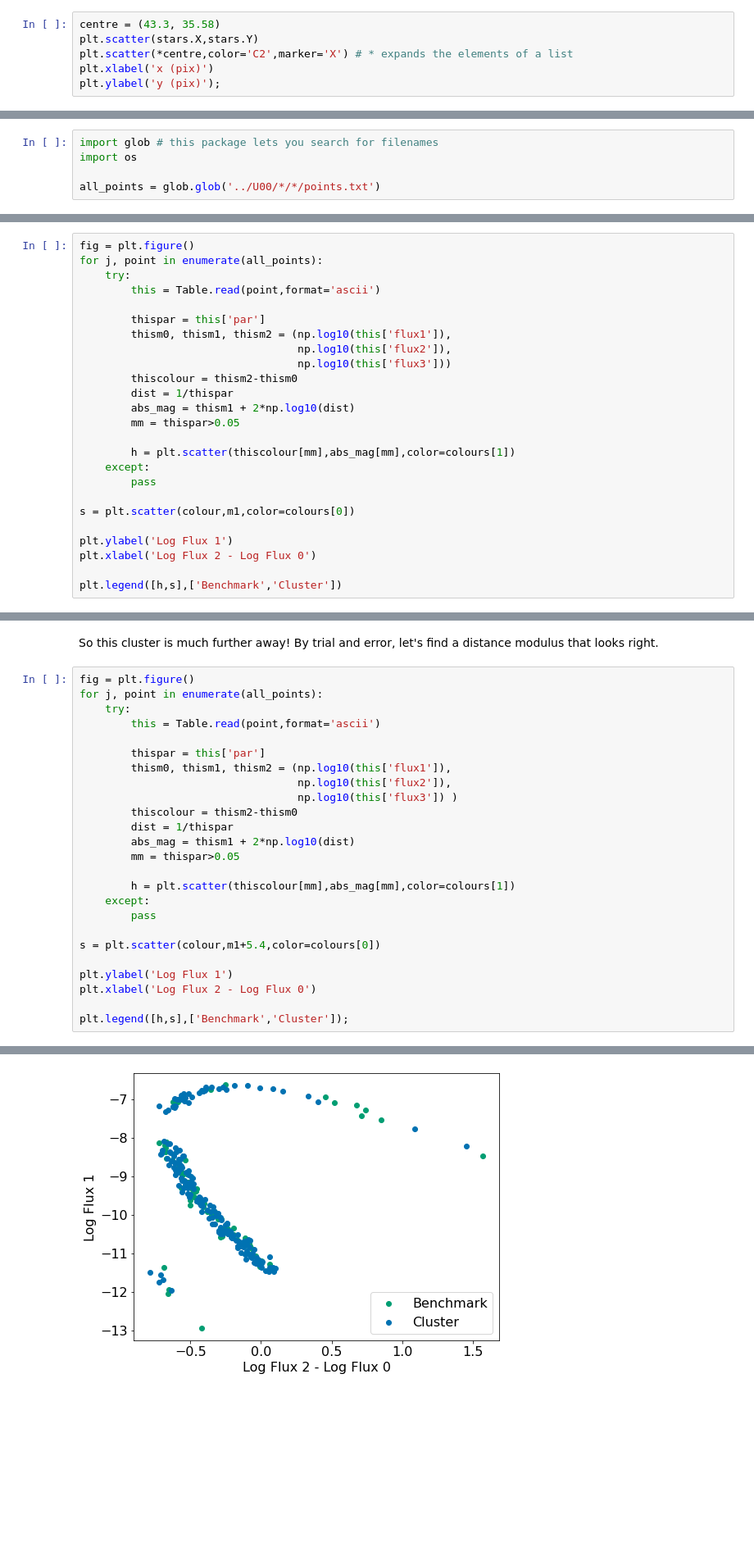
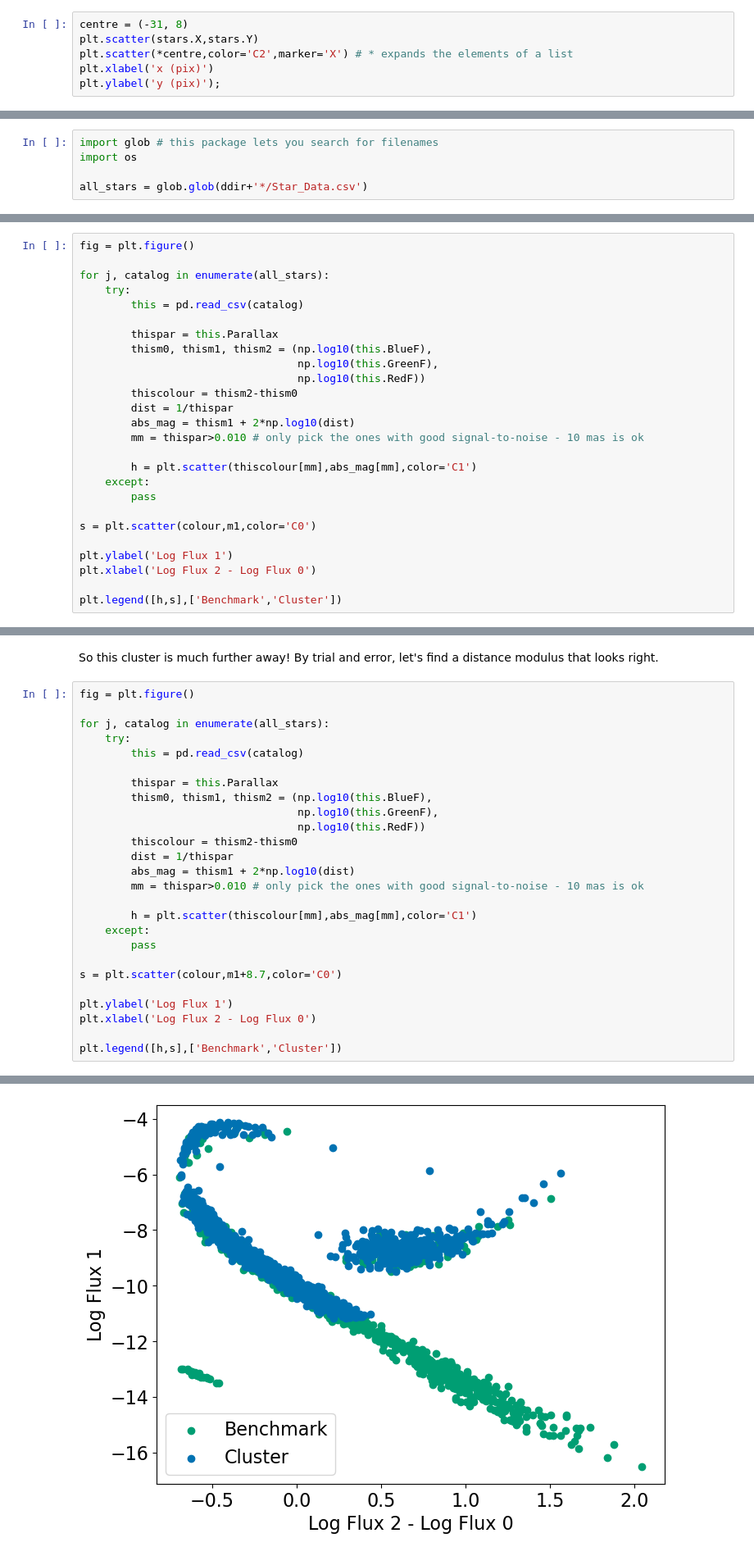
Before and after one commit to claregoodhill/ladder, a Jupyter notebook: docs/notebooks/hr_diagram.ipynb, the cells around one changed output, grey strips where cells are left out. Shown: that part at 82% size. Drawn from its saved outputs; the diff is of its cells as text; blank space fills up the shorter version.

```diff
--- a/docs/notebooks/hr_diagram.ipynb
+++ b/docs/notebooks/hr_diagram.ipynb
@@ -60,7 +60,7 @@ Let's make an HR diagram. One thing to keep in mind is that our convention of us
 
 So let's have a simple log scale for magnitude here.
 # %%
-centre = (43.3, 35.58)
+centre = (-31, 8)
 plt.scatter(stars.X,stars.Y)
 plt.scatter(*centre,color='C2',marker='X') # * expands the elements of a list
 plt.xlabel('x (pix)')
@@ -109,6 +109,6 @@ We use `glob` for this, which is a Python package for searching for filenames, a
 import glob # this package lets you search for filenames
 import os
 
-all_points = glob.glob('../U00/*/*/points.txt')
+all_stars = glob.glob(ddir+'*/Star_Data.csv')
 # %%
 fig, ax1 = plt.subplots(1,1)
@@ -156,24 +156,25 @@ abs_mag = observed_mag + 2*log(dist)
 Now let's plot them on the same axes.
 # %%
 fig = plt.figure()
-for j, point in enumerate(all_points):
+
+for j, catalog in enumerate(all_stars):
     try:
-        this = Table.read(point,format='ascii')
+        this = pd.read_csv(catalog)
 
-        thispar = this['par']
-        thism0, thism1, thism2 = (np.log10(this['flux1']),
-                                  np.log10(this['flux2']),
-                                  np.log10(this['flux3']))
+        thispar = this.Parallax
+        thism0, thism1, thism2 = (np.log10(this.BlueF),
+                                  np.log10(this.GreenF),
+                                  np.log10(this.RedF))
         thiscolour = thism2-thism0
         dist = 1/thispar
         abs_mag = thism1 + 2*np.log10(dist)
-        mm = thispar>0.05
+        mm = thispar>0.010 # only pick the ones with good signal-to-noise - 10 mas is ok
 
-        h = plt.scatter(thiscolour[mm],abs_mag[mm],color=colours[1])
+        h = plt.scatter(thiscolour[mm],abs_mag[mm],color='C1')
     except:
         pass
 
-s = plt.scatter(colour,m1,color=colours[0])
+s = plt.scatter(colour,m1,color='C0')
 
 plt.ylabel('Log Flux 1')
 plt.xlabel('Log Flux 2 - Log Flux 0')
@@ -186,27 +187,28 @@ plt.legend([h,s],['Benchmark','Cluster'])
 So this cluster is much further away! By trial and error, let's find a distance modulus that looks right.
 # %%
 fig = plt.figure()
-for j, point in enumerate(all_points):
+
+for j, catalog in enumerate(all_stars):
     try:
-        this = Table.read(point,format='ascii')
+        this = pd.read_csv(catalog)
 
-        thispar = this['par']
-        thism0, thism1, thism2 = (np.log10(this['flux1']),
-                                  np.log10(this['flux2']),
-                                  np.log10(this['flux3']) )
+        thispar = this.Parallax
+        thism0, thism1, thism2 = (np.log10(this.BlueF),
+                                  np.log10(this.GreenF),
+                                  np.log10(this.RedF))
         thiscolour = thism2-thism0
         dist = 1/thispar
         abs_mag = thism1 + 2*np.log10(dist)
-        mm = thispar>0.05
+        mm = thispar>0.010 # only pick the ones with good signal-to-noise - 10 mas is ok
 
-        h = plt.scatter(thiscolour[mm],abs_mag[mm],color=colours[1])
+        h = plt.scatter(thiscolour[mm],abs_mag[mm],color='C1')
     except:
         pass
 
-s = plt.scatter(colour,m1+5.4,color=colours[0])
+s = plt.scatter(colour,m1+8.7,color='C0')
 
 plt.ylabel('Log Flux 1')
 plt.xlabel('Log Flux 2 - Log Flux 0')
 
-plt.legend([h,s],['Benchmark','Cluster']);
+plt.legend([h,s],['Benchmark','Cluster'])
 # %% [output]
@@ -213 +216 @@ plt.legend([h,s],['Benchmark','Cluster']);
-[figure, old version]
+[figure, new version]
```
Also changed, not shown: parts of 10 cells of this notebook.
